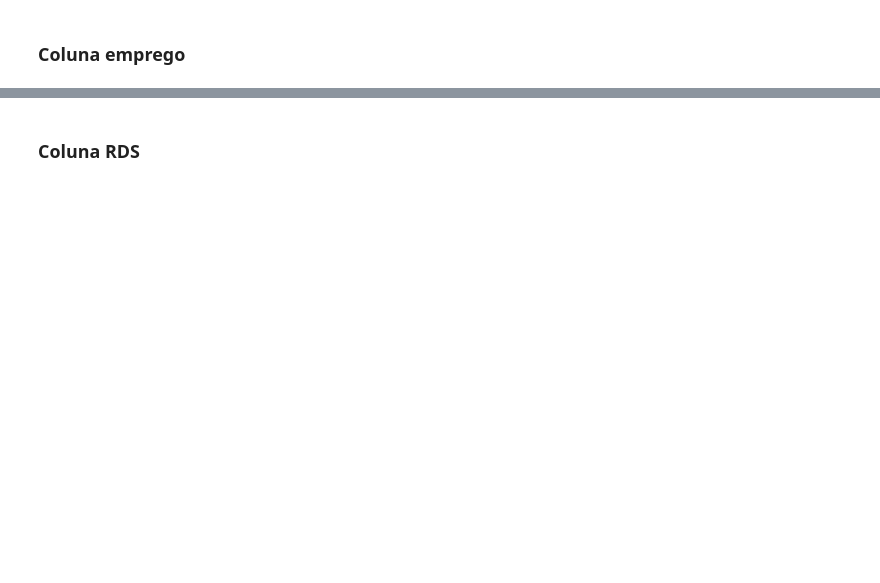
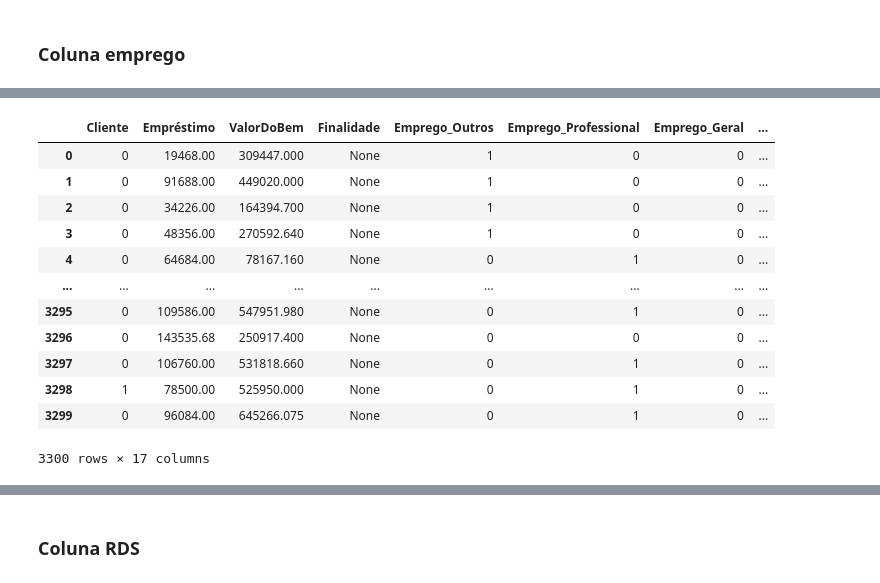
Before and after one commit to JosenildoJunior/Competicao_ML, a Jupyter notebook: 11ª_CompeticaoFLAI.ipynb, the cells around one changed output, grey strips where cells are left out. Saved outputs shown, nothing was run; the diff lists cells and outputs as text; code cells hidden in the pictures; blank space fills up the shorter version.

```diff
--- a/11ª_CompeticaoFLAI.ipynb
+++ b/11ª_CompeticaoFLAI.ipynb
@@ -601,9 +730,10 @@ Name: Finalidade, dtype: int64
 # %%
+# Criando uma função para substituir os valores
 def aux2(x):
   if x == 'Diversas':
-    x == 1
-  else:
-    x == 0
+    return 1
+  elif x == 'Reforma':
+    return 0
 
 # Aplicando a função na coluna Finalidade
 df['Finalidade'] = df['Finalidade'].apply(aux2)
@@ -621,0 +790,23 @@ Name: Emprego, dtype: int64
+# %%
+# Importando o One Hot Encoders
+from category_encoders.one_hot import OneHotEncoder
+
+# Instanciando o ENC, definindo as colunas que serão transformadas e utilizando o proprio nomes delas
+enc = OneHotEncoder(cols=['Emprego'], use_cat_names=True)
+
+# Aplicando a transformação no DF
+enc.fit_transform(df)
+# %% [output]
+|  | Cliente | Empréstimo | ValorDoBem | Finalidade | Emprego_Outros | Emprego_Professional | Emprego_Geral | ... |
+| 0 | 0 | 19468.00 | 309447.000 | None | 1 | 0 | 0 | ... |
+| 1 | 0 | 91688.00 | 449020.000 | None | 1 | 0 | 0 | ... |
+| 2 | 0 | 34226.00 | 164394.700 | None | 1 | 0 | 0 | ... |
+| 3 | 0 | 48356.00 | 270592.640 | None | 1 | 0 | 0 | ... |
+| 4 | 0 | 64684.00 | 78167.160 | None | 0 | 1 | 0 | ... |
+| ... | ... | ... | ... | ... | ... | ... | ... | ... |
+| 3295 | 0 | 109586.00 | 547951.980 | None | 0 | 1 | 0 | ... |
+| 3296 | 0 | 143535.68 | 250917.400 | None | 0 | 0 | 0 | ... |
+| 3297 | 0 | 106760.00 | 531818.660 | None | 0 | 1 | 0 | ... |
+| 3298 | 1 | 78500.00 | 525950.000 | None | 0 | 1 | 0 | ... |
+| 3299 | 0 | 96084.00 | 645266.075 | None | 0 | 1 | 0 | ... |
+3300 rows × 17 columns
```
Also changed, not shown: parts of 34 cells of this notebook.
